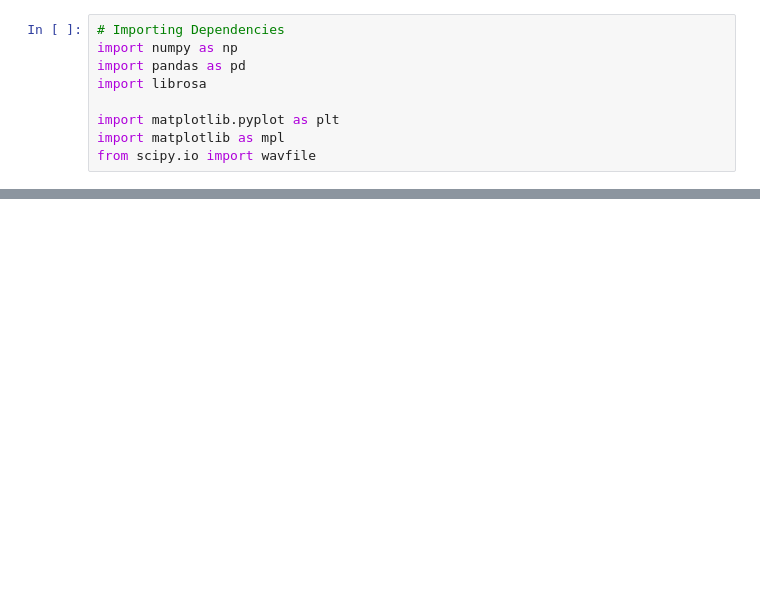
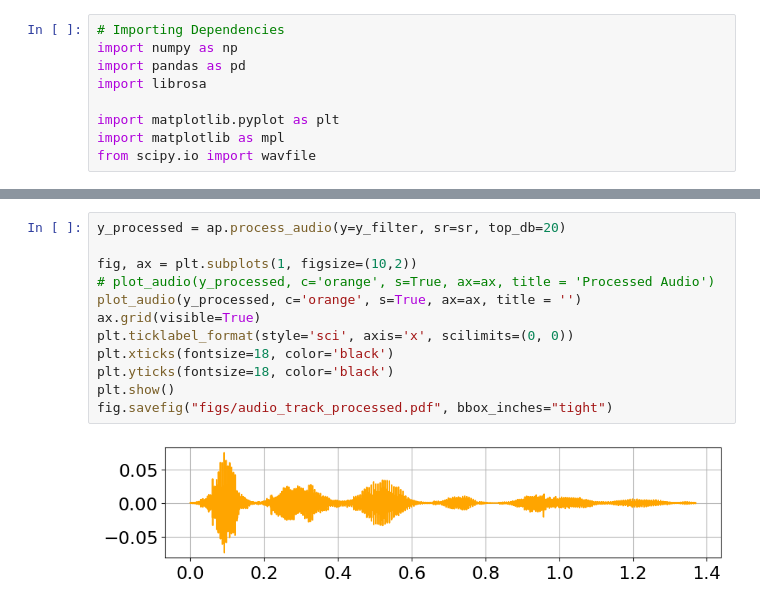
Before and after one commit to AndreaLolli2912/DSL-Age-Regression, a Jupyter notebook: main/report_figures.ipynb, the cells around one changed output, grey strips where cells are left out. Drawn from its saved outputs; the diff is of its cells as text; blank space fills up the shorter version.

```diff
--- a/main/report_figures.ipynb
+++ b/main/report_figures.ipynb
@@ -31,0 +76,14 @@ int16
+# %%
+y_processed = ap.process_audio(y=y_filter, sr=sr, top_db=20)
+
+fig, ax = plt.subplots(1, figsize=(10,2))
+# plot_audio(y_processed, c='orange', s=True, ax=ax, title = 'Processed Audio')
+plot_audio(y_processed, c='orange', s=True, ax=ax, title = '')
+ax.grid(visible=True)
+plt.ticklabel_format(style='sci', axis='x', scilimits=(0, 0))
+plt.xticks(fontsize=18, color='black')
+plt.yticks(fontsize=18, color='black')
+plt.show()
+fig.savefig("figs/audio_track_processed.pdf", bbox_inches="tight")
+# %% [output]
+[figure, added]
```
Also changed, not shown: parts of 4 cells of this notebook.
